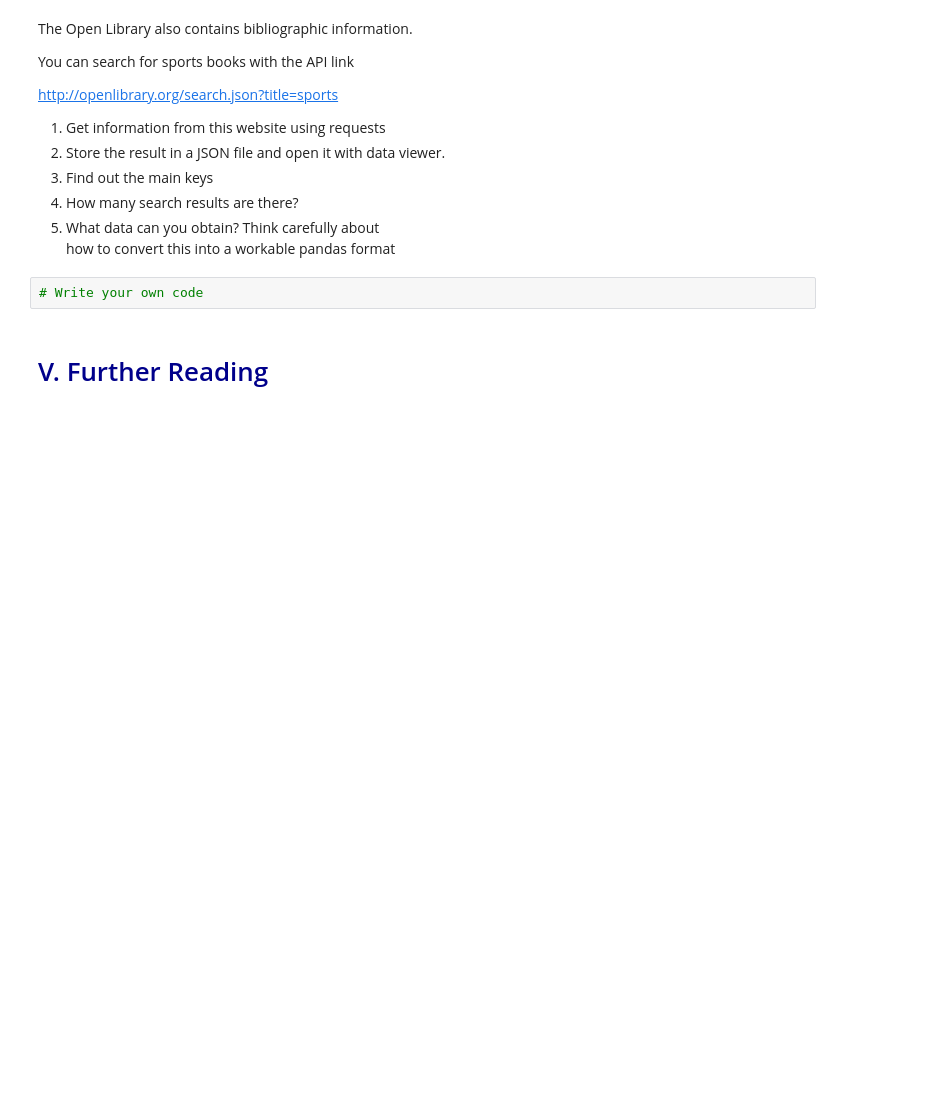
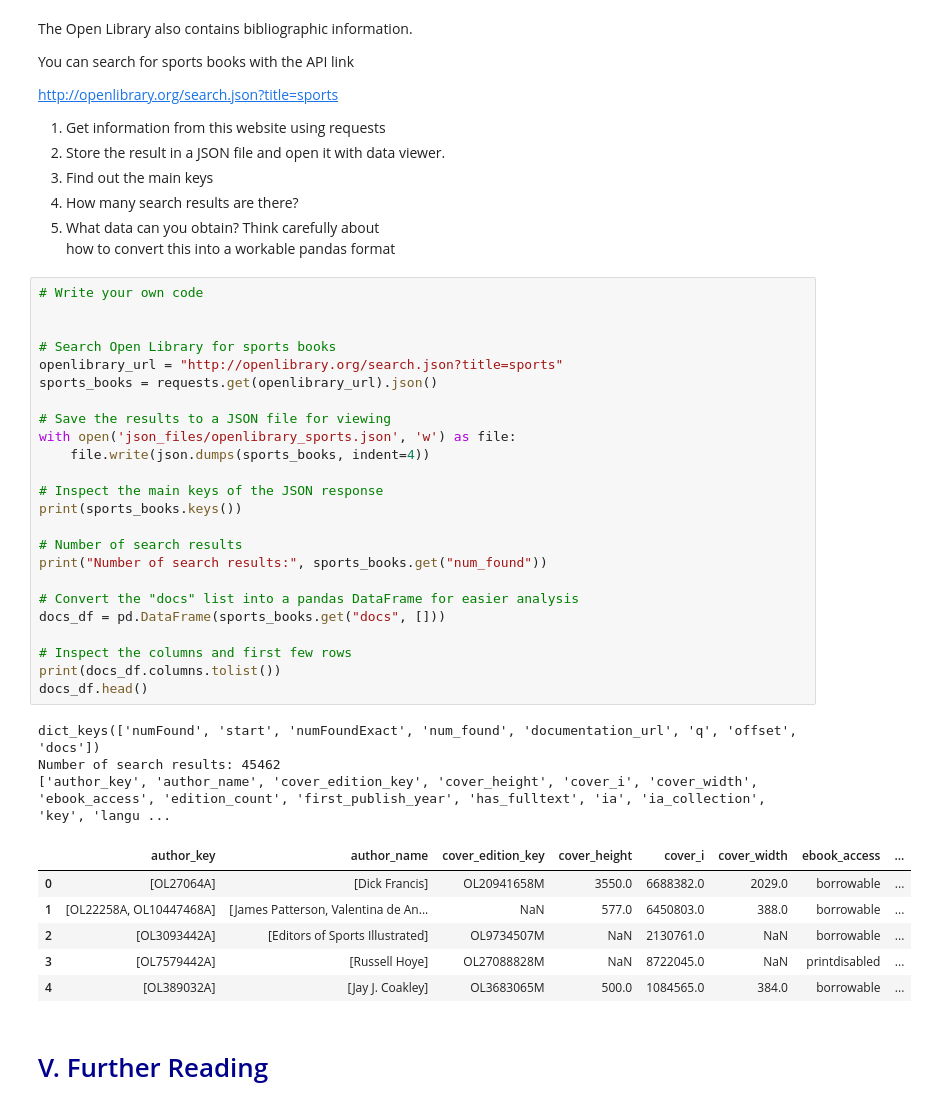
Before and after one commit to apastor03/datasci530fall2026, a Jupyter notebook: Lecture 05/Lecture 5b - APIs and JSON.ipynb, the cells around one changed output. Saved outputs shown, nothing was run; the diff lists cells and outputs as text; blank space fills up the shorter version.

```diff
--- a/Lecture 05/Lecture 5b - APIs and JSON.ipynb
+++ b/Lecture 05/Lecture 5b - APIs and JSON.ipynb
@@ -343,8 +404,40 @@ http://openlibrary.org/search.json?title=sports
 3. How many search results are there?
 4. What data can you obtain? Think carefully about <br>
 how to convert this into a workable pandas format
-# %%
-# Write your own code
+# %%
+# Write your own code
+
+
+# Search Open Library for sports books
+openlibrary_url = "http://openlibrary.org/search.json?title=sports"
+sports_books = requests.get(openlibrary_url).json()
+
+# Save the results to a JSON file for viewing
+with open('json_files/openlibrary_sports.json', 'w') as file:
+    file.write(json.dumps(sports_books, indent=4))
+
+# Inspect the main keys of the JSON response
+print(sports_books.keys())
+
+# Number of search results
+print("Number of search results:", sports_books.get("num_found"))
+
+# Convert the "docs" list into a pandas DataFrame for easier analysis
+docs_df = pd.DataFrame(sports_books.get("docs", []))
+
+# Inspect the columns and first few rows
+print(docs_df.columns.tolist())
+docs_df.head()
+# %% [output]
+dict_keys(['numFound', 'start', 'numFoundExact', 'num_found', 'documentation_url', 'q', 'offset', 'docs'])
+Number of search results: 45462
+['author_key', 'author_name', 'cover_edition_key', 'cover_height', 'cover_i', 'cover_width', 'ebook_access', 'edition_count', 'first_publish_year', 'has_fulltext', 'ia', 'ia_collection', 'key', 'langu ...
+|  | author_key | author_name | cover_edition_key | cover_height | cover_i | cover_width | ebook_access | ... |
+| 0 | [OL27064A] | [Dick Francis] | OL20941658M | 3550.0 | 6688382.0 | 2029.0 | borrowable | ... |
+| 1 | [OL22258A, OL10447468A] | [James Patterson, Valentina de An... | NaN | 577.0 | 6450803.0 | 388.0 | borrowable | ... |
+| 2 | [OL3093442A] | [Editors of Sports Illustrated] | OL9734507M | NaN | 2130761.0 | NaN | borrowable | ... |
+| 3 | [OL7579442A] | [Russell Hoye] | OL27088828M | NaN | 8722045.0 | NaN | printdisabled | ... |
+| 4 | [OL389032A] | [Jay J. Coakley] | OL3683065M | 500.0 | 1084565.0 | 384.0 | borrowable | ... |
 # %% [markdown]
 # <span style="color:darkblue"> V. Further Reading </span>
 # %% [markdown]
```
Also changed, not shown: parts of 7 cells of this notebook, 6 other files.
